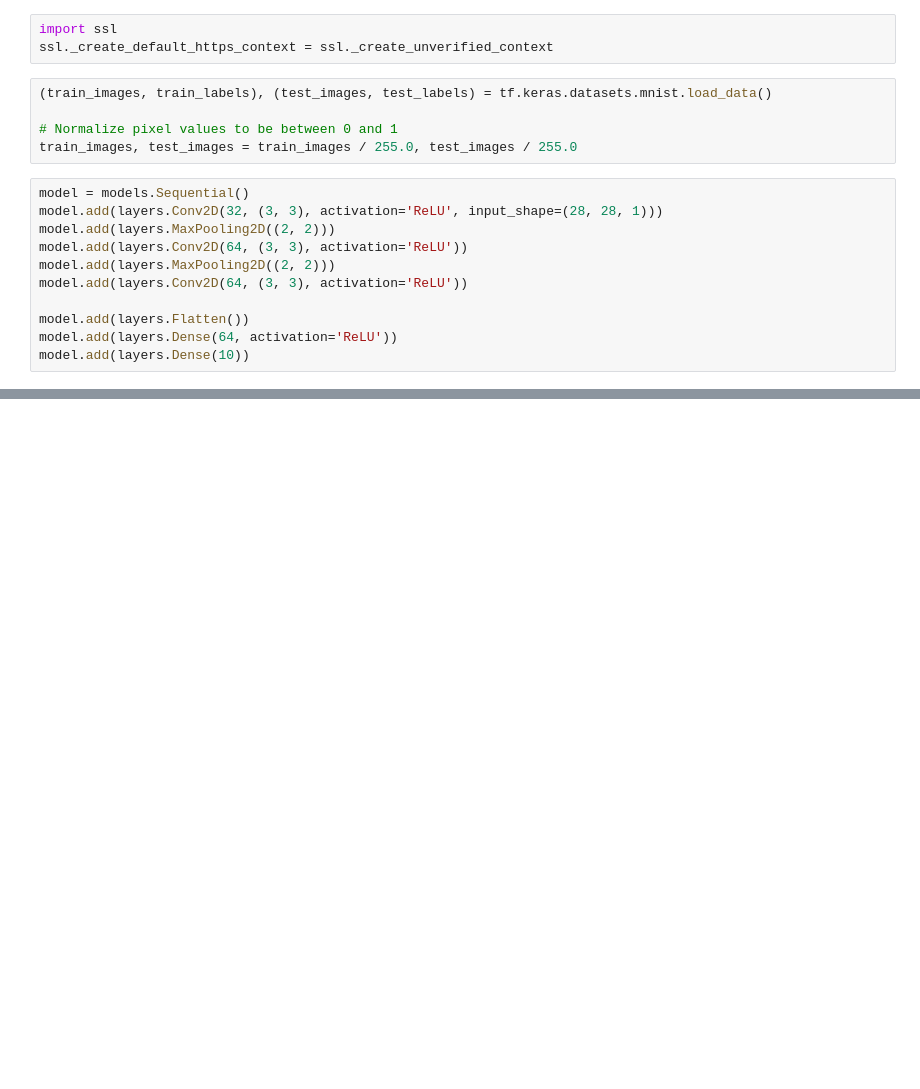
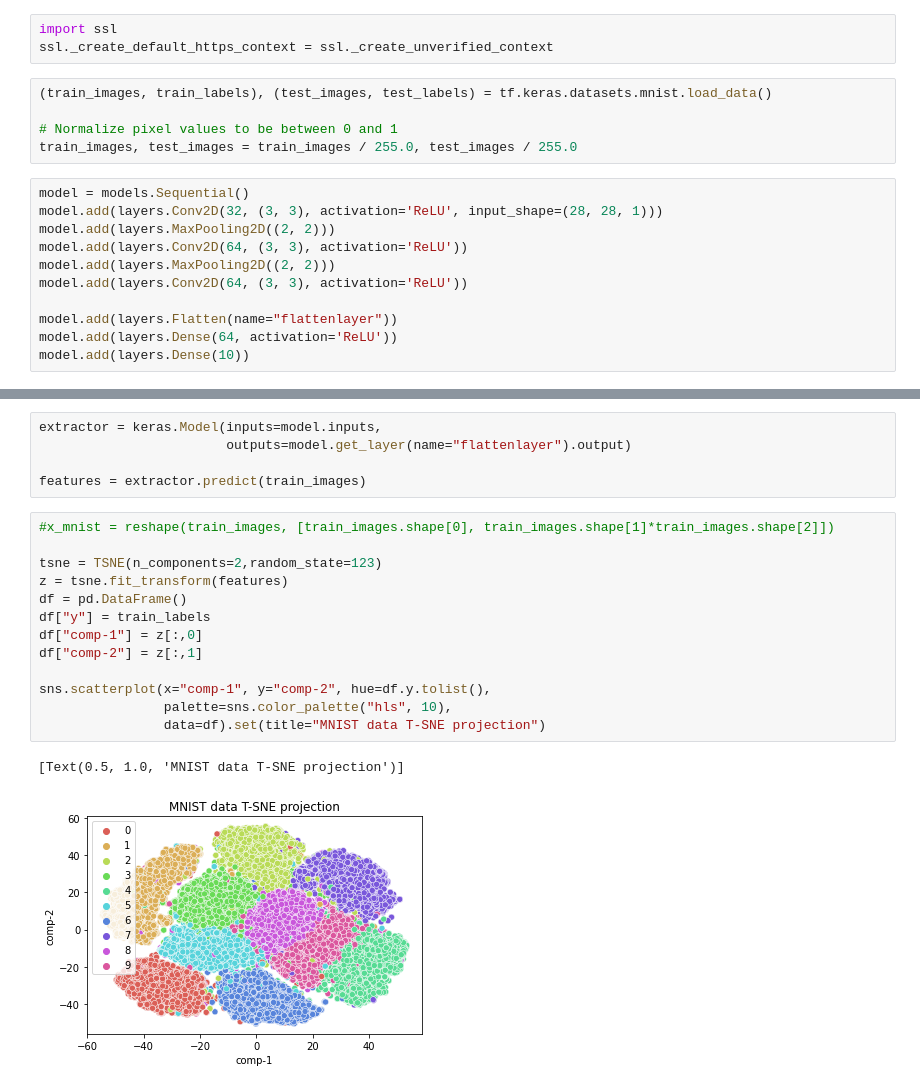
Before and after one commit to emmeth99/D7047E, a Jupyter notebook: Exercise3/Exercise3.ipynb, the cells around one changed output, grey strips where cells are left out. Saved outputs shown, nothing was run; the diff lists cells and outputs as text; blank space fills up the shorter version.

```diff
--- a/Exercise3/Exercise3.ipynb
+++ b/Exercise3/Exercise3.ipynb
@@ -20,7 +26,7 @@ model.add(layers.Conv2D(64, (3, 3), activation='ReLU'))
 model.add(layers.MaxPooling2D((2, 2)))
 model.add(layers.Conv2D(64, (3, 3), activation='ReLU'))
 
-model.add(layers.Flatten())
+model.add(layers.Flatten(name="flattenlayer"))
 model.add(layers.Dense(64, activation='ReLU'))
 model.add(layers.Dense(10))
 # %%
@@ -38,0 +45,21 @@ history = model.fit(train_images, train_labels, epochs=n_epochs,
+# %%
+extractor = keras.Model(inputs=model.inputs,
+                        outputs=model.get_layer(name="flattenlayer").output)
+
+features = extractor.predict(train_images)
+# %%
+#x_mnist = reshape(train_images, [train_images.shape[0], train_images.shape[1]*train_images.shape[2]])
+
+tsne = TSNE(n_components=2,random_state=123)
+z = tsne.fit_transform(features)
+df = pd.DataFrame()
+df["y"] = train_labels
+df["comp-1"] = z[:,0]
+df["comp-2"] = z[:,1]
+
+sns.scatterplot(x="comp-1", y="comp-2", hue=df.y.tolist(),
+                palette=sns.color_palette("hls", 10),
+                data=df).set(title="MNIST data T-SNE projection")
+# %% [output]
+[Text(0.5, 1.0, 'MNIST data T-SNE projection')]
+[figure, added]
```
Also changed, not shown: parts of 2 cells of this notebook.
